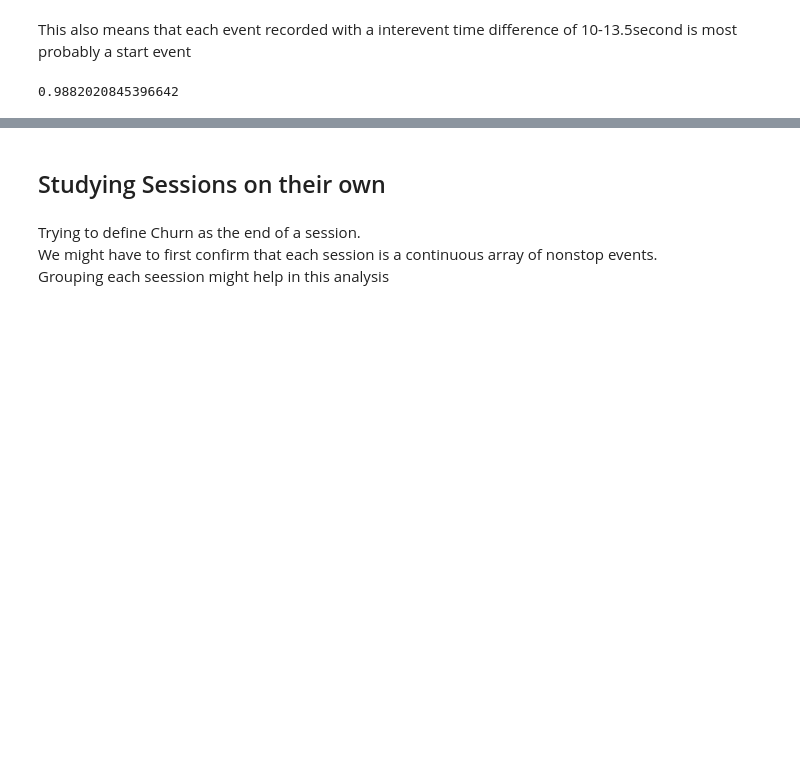
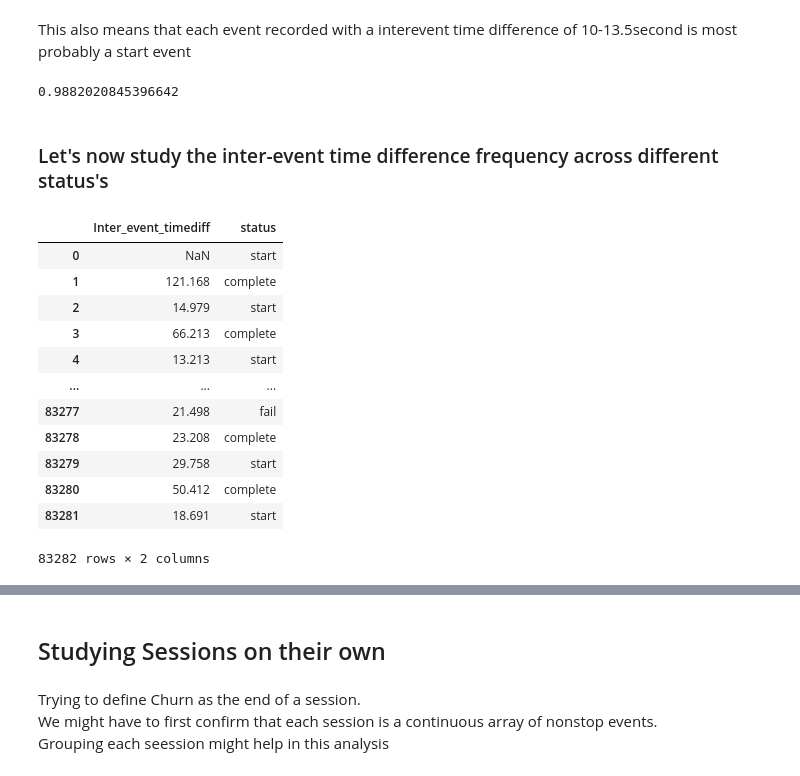
Before and after one commit to denis-james/Game-Data-Churn-Analysis, a Jupyter notebook: Analysis.ipynb, the cells around one changed output, grey strips where cells are left out. Drawn from its saved outputs; the diff is of its cells as text; code cells hidden in the pictures; blank space fills up the shorter version.

```diff
--- a/Analysis.ipynb
+++ b/Analysis.ipynb
@@ -229,3 +229,23 @@ _9to13secondwindow=MasterDataset[np.logical_and((MasterDataset['Inter_event_time
 (_9to13secondwindow['status']=='start').mean()#The above hypothesis is true.
 # %% [output]
 0.9882020845396642
+# %% [markdown]
+### Let's now study the inter-event time difference frequency across different status's
+# %%
+IETDandStatus=MasterDataset.reset_index(drop=True)['Inter_event_timediff'].dt.total_seconds().to_frame()
+IETDandStatus['status']=MasterDataset['status'].values
+IETDandStatus
+# %% [output]
+|  | Inter_event_timediff | status |
+| 0 | NaN | start |
+| 1 | 121.168 | complete |
+| 2 | 14.979 | start |
+| 3 | 66.213 | complete |
+| 4 | 13.213 | start |
+| ... | ... | ... |
+| 83277 | 21.498 | fail |
+| 83278 | 23.208 | complete |
+| 83279 | 29.758 | start |
+| 83280 | 50.412 | complete |
+| 83281 | 18.691 | start |
+83282 rows × 2 columns
```
Also changed, not shown: parts of 1 cell of this notebook.
